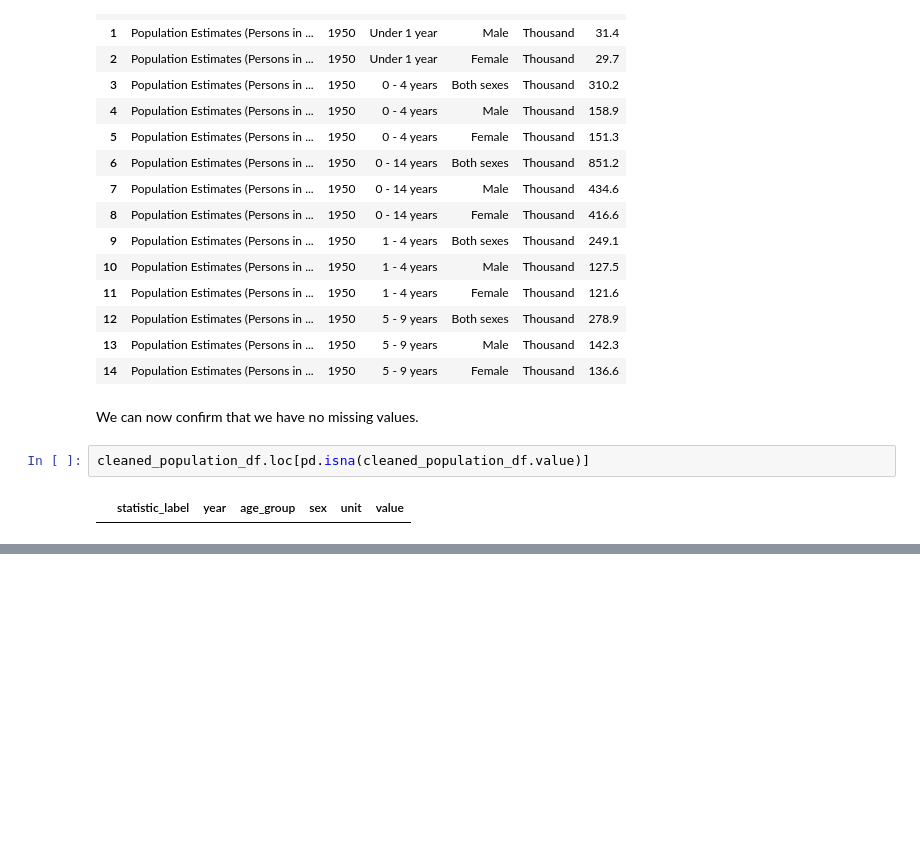
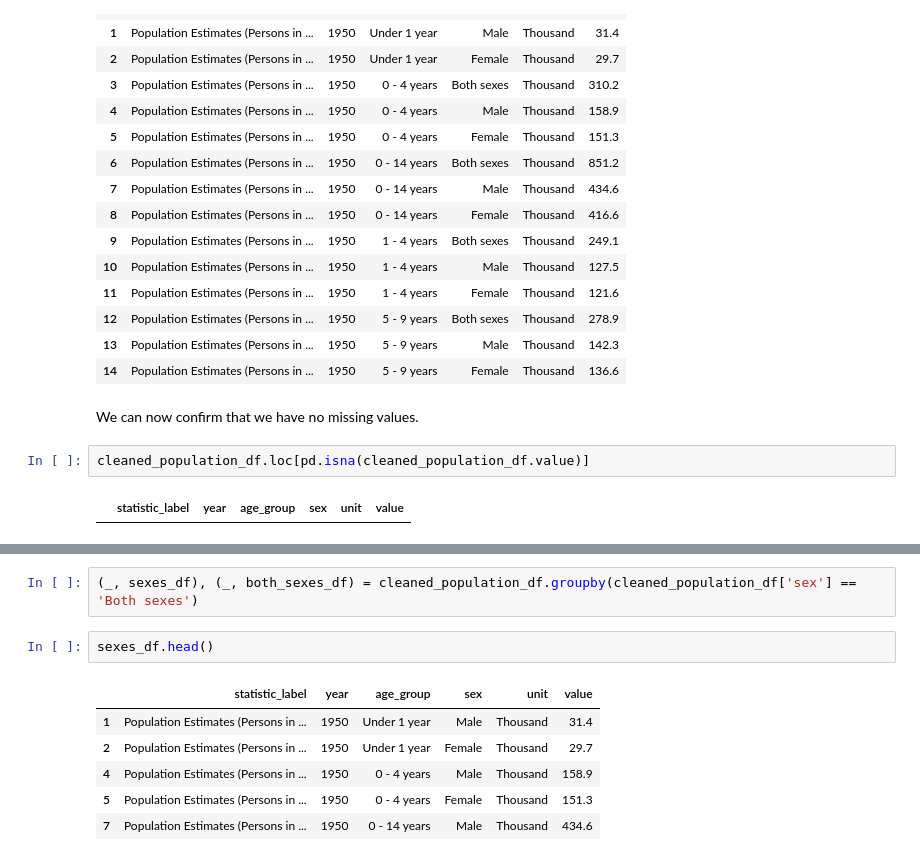
Before and after one commit to step-hen-burke/ca1, a Jupyter notebook: 00_initial_exploration.ipynb, the cells around one changed output, grey strips where cells are left out. Saved outputs shown, nothing was run; the diff lists cells and outputs as text; blank space fills up the shorter version.

```diff
--- a/00_initial_exploration.ipynb
+++ b/00_initial_exploration.ipynb
@@ -318,0 +328,11 @@ cleaned_population_df.loc[pd.isna(cleaned_population_df.value)]
+# %%
+(_, sexes_df), (_, both_sexes_df) = cleaned_population_df.groupby(cleaned_population_df['sex'] == 'Both sexes')
+# %%
+sexes_df.head()
+# %% [output]
+|  | statistic_label | year | age_group | sex | unit | value |
+| 1 | Population Estimates (Persons in ... | 1950 | Under 1 year | Male | Thousand | 31.4 |
+| 2 | Population Estimates (Persons in ... | 1950 | Under 1 year | Female | Thousand | 29.7 |
+| 4 | Population Estimates (Persons in ... | 1950 | 0 - 4 years | Male | Thousand | 158.9 |
+| 5 | Population Estimates (Persons in ... | 1950 | 0 - 4 years | Female | Thousand | 151.3 |
+| 7 | Population Estimates (Persons in ... | 1950 | 0 - 14 years | Male | Thousand | 434.6 |
```
Also changed, not shown: parts of 10 cells of this notebook.
